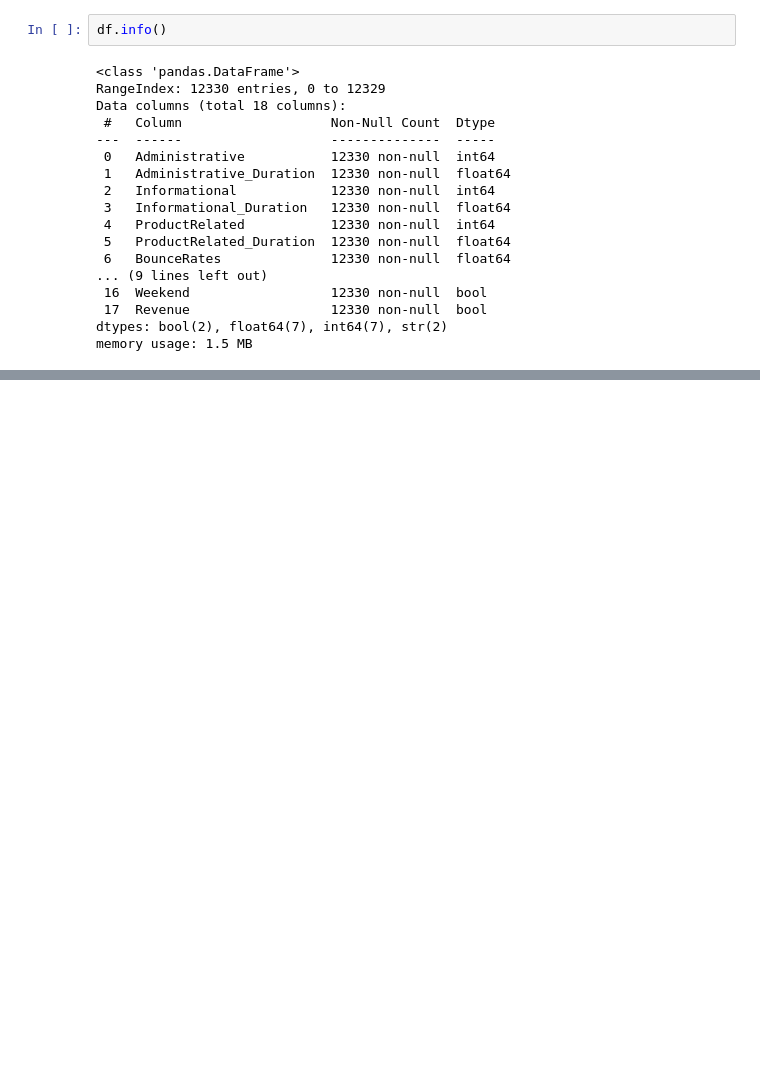
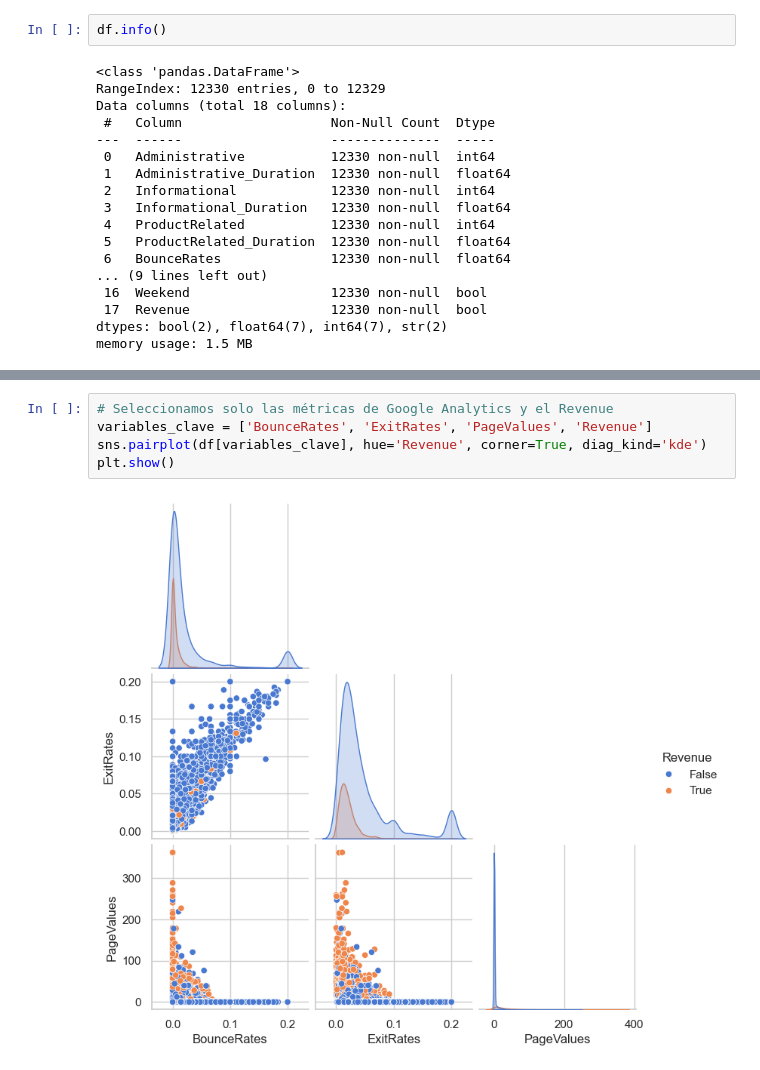
Before and after one commit to alvaroG-IA/proyecto-1-AIA-Marketing_Digital, a Jupyter notebook: analisis_dataset.ipynb, the cells around one changed output, grey strips where cells are left out. Cells and saved outputs as stored; diff of their text form; blank space fills up the shorter version.

```diff
--- a/analisis_dataset.ipynb
+++ b/analisis_dataset.ipynb
@@ -32,0 +253,7 @@ memory usage: 1.5 MB
+# %%
+# Seleccionamos solo las métricas de Google Analytics y el Revenue
+variables_clave = ['BounceRates', 'ExitRates', 'PageValues', 'Revenue']
+sns.pairplot(df[variables_clave], hue='Revenue', corner=True, diag_kind='kde')
+plt.show()
+# %% [output]
+[figure, added]
```
Also changed, not shown: parts of 8 cells of this notebook.
